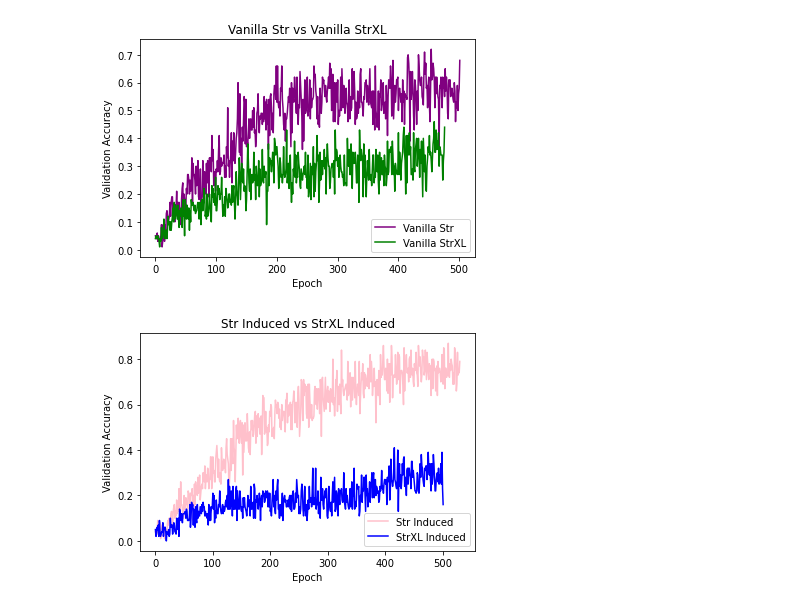
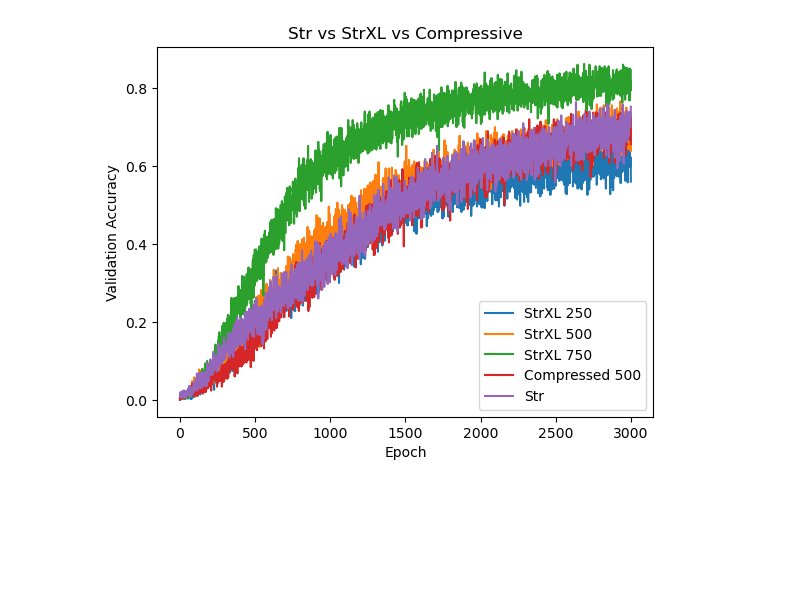
Before and after one commit to KendraGivens/TransformerXL, a Jupyter notebook: STR_XL/Analysis/Graphs.ipynb, the cells around one changed output. Saved outputs shown, nothing was run; the diff lists cells and outputs as text; code cells hidden in the pictures; blank space fills up the shorter version.

```diff
--- a/STR_XL/Analysis/Graphs.ipynb
+++ b/STR_XL/Analysis/Graphs.ipynb
@@ -19,24 +30,42 @@ strXL_induced_history = strXL_induced.history()['val_sparse_categorical_accuracy
+# %%
+StrXL_750_Data = [
+    api.run(StrXL_750[0]).history(samples=3000)['val_sparse_categorical_accuracy'],
+    api.run(StrXL_750[1]).history(samples=3000)['val_sparse_categorical_accuracy'],
+    api.run(StrXL_750[2]).history(samples=3000)['val_sparse_categorical_accuracy'],
+    api.run(StrXL_750[3]).history(samples=3000)['val_sparse_categorical_accuracy'],
+    api.run(StrXL_750[4]).history(samples=3000)['val_sparse_categorical_accuracy']]
+# %%
+Compressed_Data = [
+    api.run(Compressed[0]).history(samples=3000)['val_sparse_categorical_accuracy'],
+    api.run(Compressed[1]).history(samples=3000)['val_sparse_categorical_accuracy'],
+    api.run(Compressed[2]).history(samples=3000)['val_sparse_categorical_accuracy'],
+    api.run(Compressed[3]).history(samples=3000)['val_sparse_categorical_accuracy'],
+    api.run(Compressed[4]).history(samples=3000)['val_sparse_categorical_accuracy']]
+# %%
+Str_Data = [
+    api.run(Str[0]).history(samples=3000)['val_sparse_categorical_accuracy'],
+    api.run(Str[1]).history(samples=3000)['val_sparse_categorical_accuracy'],
+    api.run(Str[2]).history(samples=3000)['val_sparse_categorical_accuracy'],
+    api.run(Str[3]).history(samples=3000)['val_sparse_categorical_accuracy'],
+    api.run(Str[4]).history(samples=3000)['val_sparse_categorical_accuracy']]
+# %%
+meanStrXL_250 = np.mean(StrXL_250_Data, axis=0)
+meanStrXL_500 = np.mean(StrXL_500_Data, axis=0)
+meanStrXL_750 = np.mean(StrXL_750_Data, axis=0)
+meanCompressed = np.mean(Compressed_Data, axis=0)
+meanStr = np.mean(Str_Data, axis=0)
 # %%
 plt.figure(1)
-plt.plot(str_history, color='purple')
-plt.plot(strXL_history, color='green')
-plt.legend(['Vanilla Str','Vanilla StrXL'],loc='lower right')
+plt.plot(meanStrXL_250, label="StrXL 250")
+plt.plot(meanStrXL_500, label="StrXL 500")
+plt.plot(meanStrXL_750, label="StrXL 750")
+plt.plot(meanCompressed, label="Compressed 500")
+plt.plot(meanStr, label="Str")
+plt.legend()
 plt.ylabel('Validation Accuracy')
 plt.xlabel('Epoch')
-plt.title('Vanilla Str vs Vanilla StrXL')
-plt.savefig('Vanillas.svg')
+plt.title('Str vs StrXL vs Compressive')
+# plt.savefig('Vanillas.svg')
 plt.show()
 # %% [output]
-[figure, old version]
+[figure, new version]
-# %%
-plt.figure(2)
-plt.plot(str_induced_history, color='pink')
-plt.plot(strXL_induced_history, color='blue')
-plt.legend(['Str Induced','StrXL Induced'],loc='lower right')
-plt.ylabel('Validation Accuracy')
-plt.xlabel('Epoch')
-plt.title('Str Induced vs StrXL Induced')
-plt.savefig('Induced.svg')
-plt.show()
-# %% [output]
-[figure, removed]
```
Also changed, not shown: parts of 19 cells of this notebook, 50 other files.
